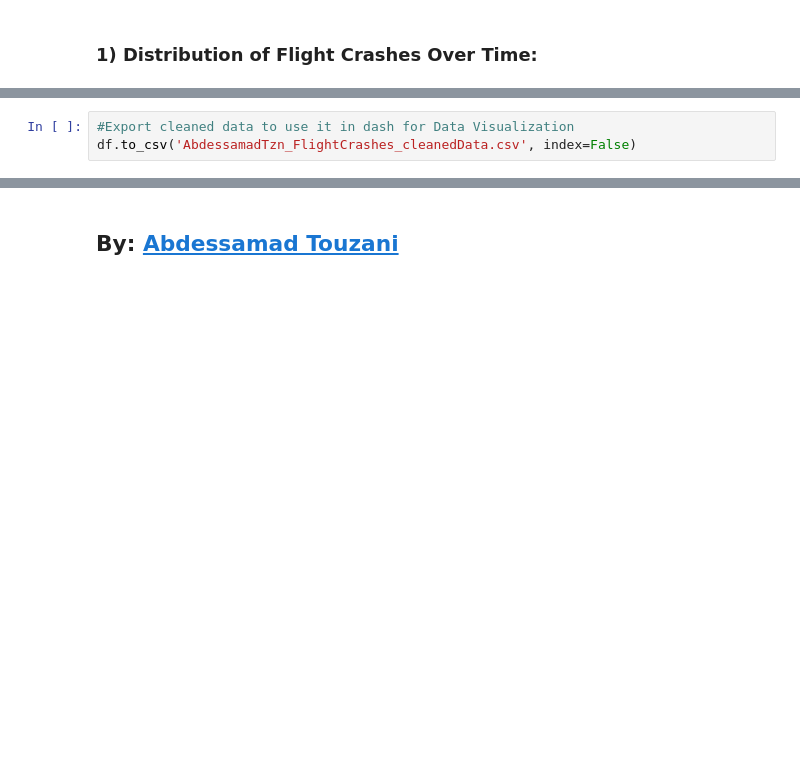
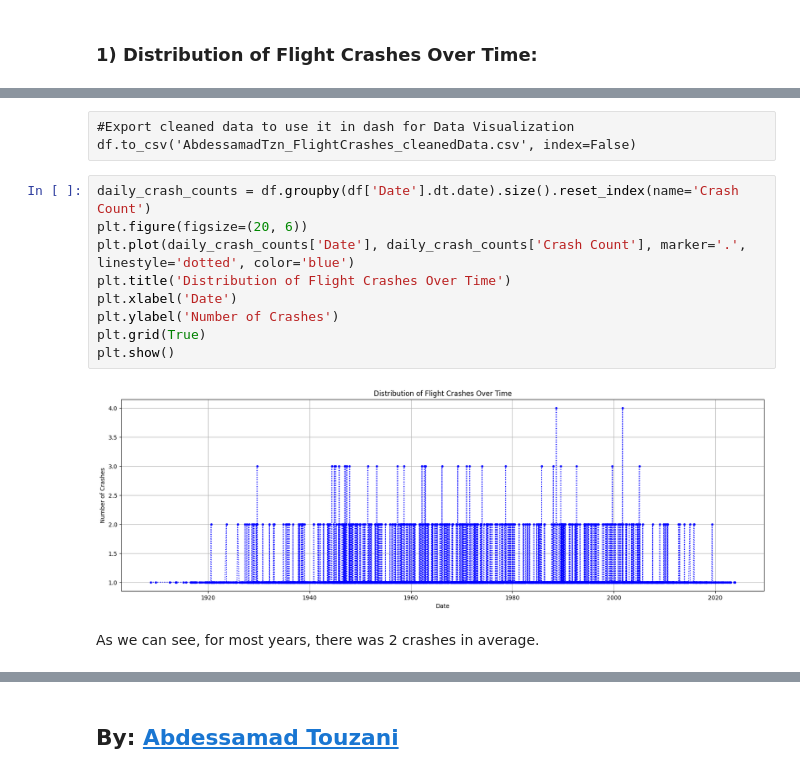
Before and after one commit to AbdessamadTzn/Dat-Analysis, a Jupyter notebook: Analyzing Flight Crashes/analyzing_flight_crashes.ipynb, the cells around one changed output, grey strips where cells are left out. Cells and saved outputs as stored; diff of their text form; blank space fills up the shorter version.

Commit message:
EDA - Distribution of Flight Crashes Over Time

```diff
--- a/Analyzing Flight Crashes/analyzing_flight_crashes.ipynb
+++ b/Analyzing Flight Crashes/analyzing_flight_crashes.ipynb
@@ -378,6 +379,19 @@ df.head(2)
 |  | Date | Time | Location | Operator | Route | AC Type | Registration | cn/ln | Aboard | ... |
 | 0 | 1908-09-17 | 17:18 | Fort Myer, Virginia | Military - U.S. Army | Demonstration | Wright Flyer III | 19 | 1 | 2 | ... |
 | 1 | 1909-09-07 | NaN | Juvisy-sur-Orge, France | Aeroflot | Air show | Wright Byplane | SC1 | 1 | 1 | ... |
-# %%
-#Export cleaned data to use it in dash for Data Visualization
-df.to_csv('AbdessamadTzn_FlightCrashes_cleanedData.csv', index=False)
+# %% [raw]
+#Export cleaned data to use it in dash for Data Visualization
+df.to_csv('AbdessamadTzn_FlightCrashes_cleanedData.csv', index=False)
+# %%
+daily_crash_counts = df.groupby(df['Date'].dt.date).size().reset_index(name='Crash Count')
+plt.figure(figsize=(20, 6))
+plt.plot(daily_crash_counts['Date'], daily_crash_counts['Crash Count'], marker='.', linestyle='dotted', color='blue')
+plt.title('Distribution of Flight Crashes Over Time')
+plt.xlabel('Date')
+plt.ylabel('Number of Crashes')
+plt.grid(True)
+plt.show()
+# %% [output]
+[figure, added]
+# %% [markdown]
+As we can see, for most years, there was 2 crashes in average.
```
Also changed, not shown: parts of 4 cells of this notebook.
